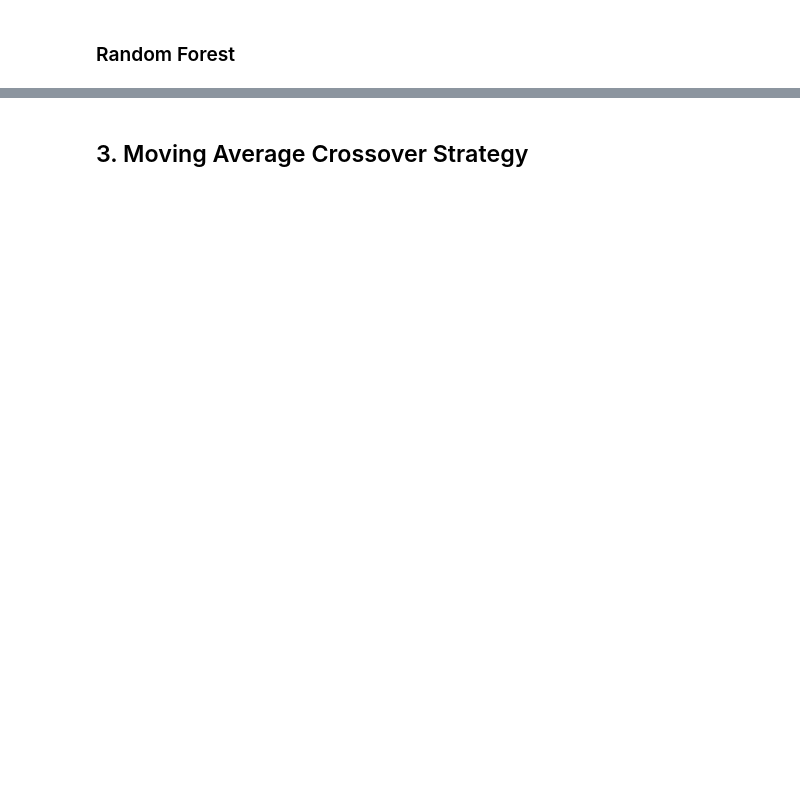
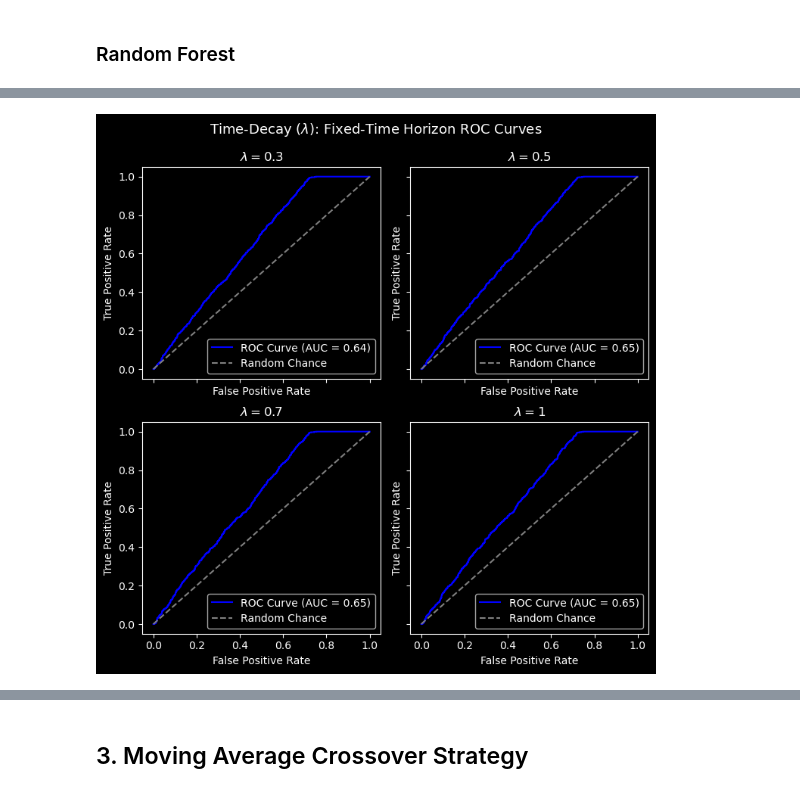
Before and after one commit to pnjoroge54/Machine-Learning-Blueprint, a Jupyter notebook: notebooks/Part_3-Labeling.ipynb, the cells around one changed output, grey strips where cells are left out. Cells and saved outputs as stored; diff of their text form; code cells hidden in the pictures; blank space fills up the shorter version.

```diff
--- a/notebooks/Part_3-Labeling.ipynb
+++ b/notebooks/Part_3-Labeling.ipynb
@@ -409,0 +820,2 @@ Confusion Matrix:
+# %%
+time_decays = (0.3, 0.5, 0.7, 1)
@@ -409,0 +905,11 @@ Confusion Matrix:
+# %%
+for time_decay in time_decays:
+    model_bb_trend_mr_time_tw = train_meta_model(
+        model=rf, features=bb_feat_time, labels=bb_events_trend_mr_time,
+        sample_weights=True, weighting="time", time_decay=time_decay
+        )
+    models_bb_time_tw[time_decay][f"trend_scanning_{volatility_threshold_mr}"] = model_bb_trend_mr_time_tw
+    print(f"Training done for decay = {time_decay}\n")
+
+# print(f"{dashes}\nTREND-SCANNING (σ = {volatility_threshold_mr}) EVALUATION REPORT\n{dashes}")
+# meta_labelling_reports(model_bb_trend_mr_time_tw, plot_roc=False)
@@ -447,0 +1008,15 @@ Classification reports saved.
+# %%
+fp_tw = Path(dirpath, "time_weighted")
+plot_titles_tw = [fr"$\lambda = {decay}$" for decay in time_decays]
+columns = 2
+height = 7.5
+fig_titles = [f"Time-Decay ($\lambda$): {method} ROC Curves" for method in bb_titles]
+
+bb_models_tw, bb_titles_tw, filenames_tw = [], [], []
+for time_decay, labels in models_bb_time_tw.items():
+    for i, (label, model) in enumerate(labels.items()):
+        bb_models_tw.append(model)
+        bb_titles_tw.append(f"Time-Weighted (λ = {time_decay}) {bb_titles[i]}")
+        filenames_tw.append(f"{filenames[i]}_tw_{time_decay}")
+
+meta_labelling_classification_reports(model_data=bb_models_tw, titles=bb_titles_tw, output_filenames=filenames_tw, path=fp_tw)
@@ -447,0 +1041,6 @@ Classification reports saved.
+# %%
+fig_title = fig_titles[0]
+bb_roc_fh_tw = compare_roc_curves(bb_models_tw[::4], plot_titles_tw, fig_title, columns, height)
+bb_roc_fh_tw.savefig(dirpath / "bb_roc_fixed_horizon_comparison_time_weighted.png")
+# %% [output]
+[figure, added]
```
Also changed, not shown: parts of 135 cells of this notebook.
